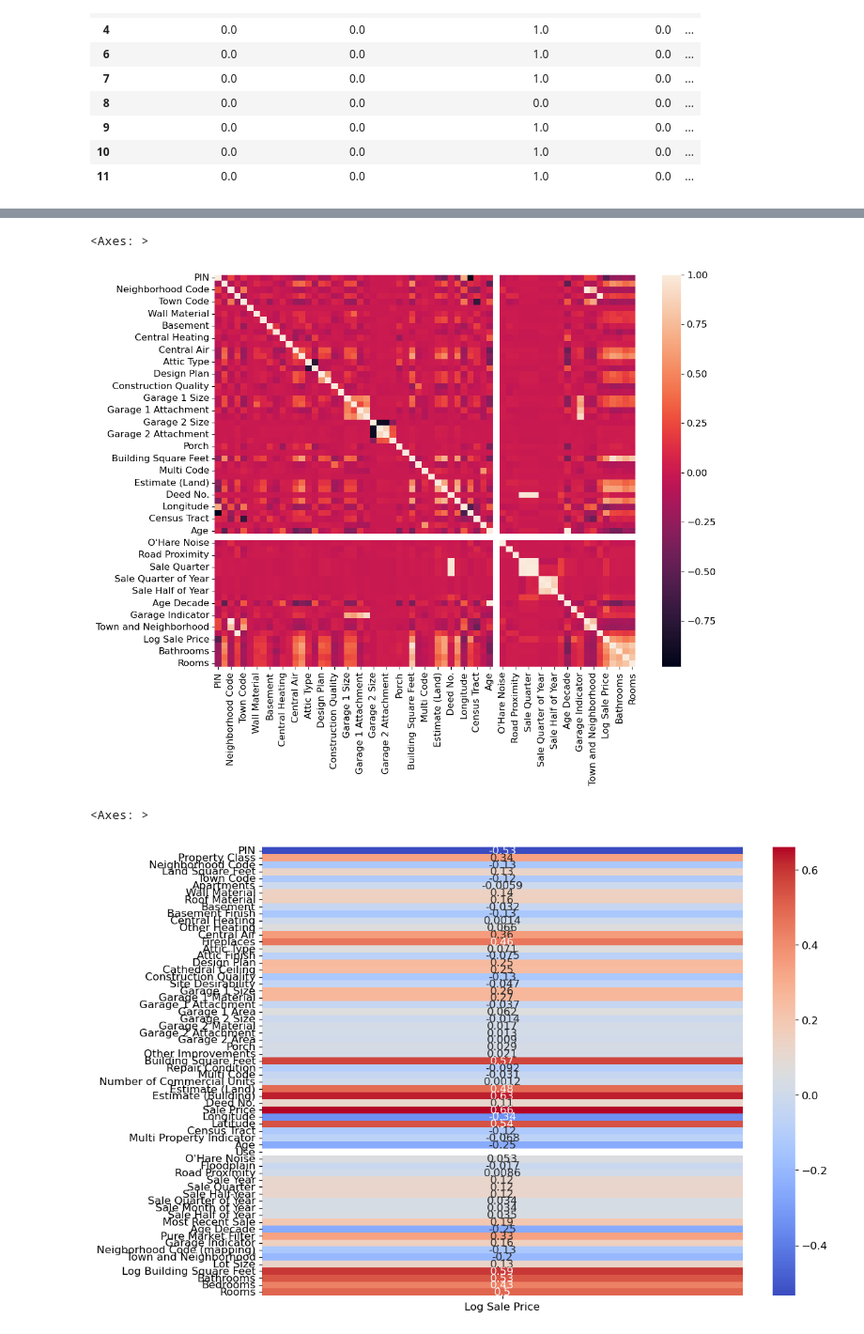
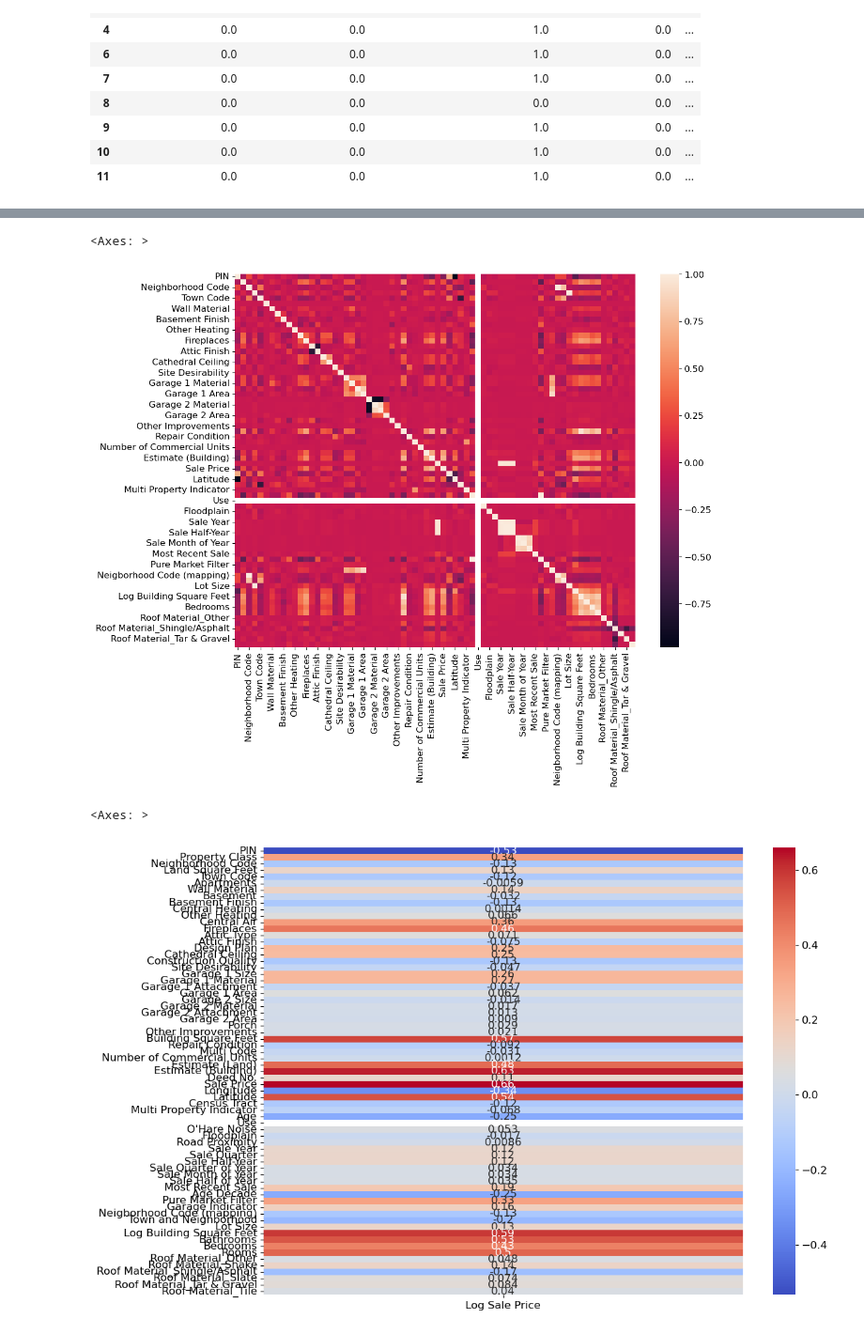
Before and after one commit to ivanyun321/housing-price-predictor, a Jupyter notebook: Exploratory_data_analysis.ipynb, the cells around one changed output, grey strips where cells are left out. Shown at 94% size. Drawn from its saved outputs; the diff is of its cells as text; code cells hidden in the pictures.

```diff
--- a/Exploratory_data_analysis.ipynb
+++ b/Exploratory_data_analysis.ipynb
@@ -156,20 +160,20 @@ training_data_ohe.filter(regex = '^Roof Material_').head(10)
 # %%
-numeric_cols = training_data.select_dtypes(include=['int64', 'float64']).columns.tolist()
-numeric_ds = training_data[numeric_cols]
+numeric_cols = training_data_ohe.select_dtypes(include=['int64', 'float64']).columns.tolist()
+numeric_ds = training_data_ohe[numeric_cols]
 correlation_matrix = numeric_ds.corr()
 sns.heatmap(correlation_matrix)
 # %% [output]
 <Axes: >
-[figure, old version]
+[figure, new version]
 # %%
-numeric_cols = training_data.select_dtypes(include=['int64', 'float64']).columns.tolist()
-numeric_ds = training_data[numeric_cols]
+numeric_cols = training_data_ohe.select_dtypes(include=['int64', 'float64']).columns.tolist()
+numeric_ds = training_data_ohe[numeric_cols]
 corr_matrix = numeric_ds.corr()
 selected_feature = 'Log Sale Price'
 selected_corr = corr_matrix[[selected_feature]].drop(index=selected_feature)
 sns.heatmap(selected_corr, annot = True, cmap = 'coolwarm'
            , yticklabels=selected_corr.index,
     xticklabels=[selected_feature])
 # %% [output]
 <Axes: >
-[figure, old version]
+[figure, new version]
```
Also changed, not shown: parts of 9 cells of this notebook, 4 other files.
